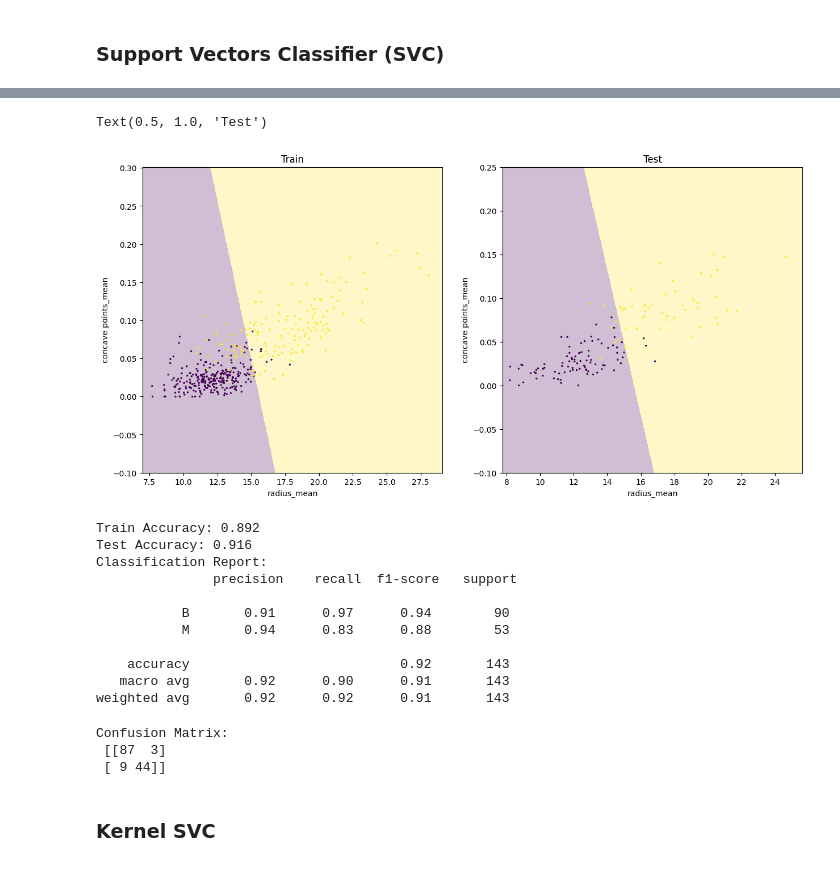
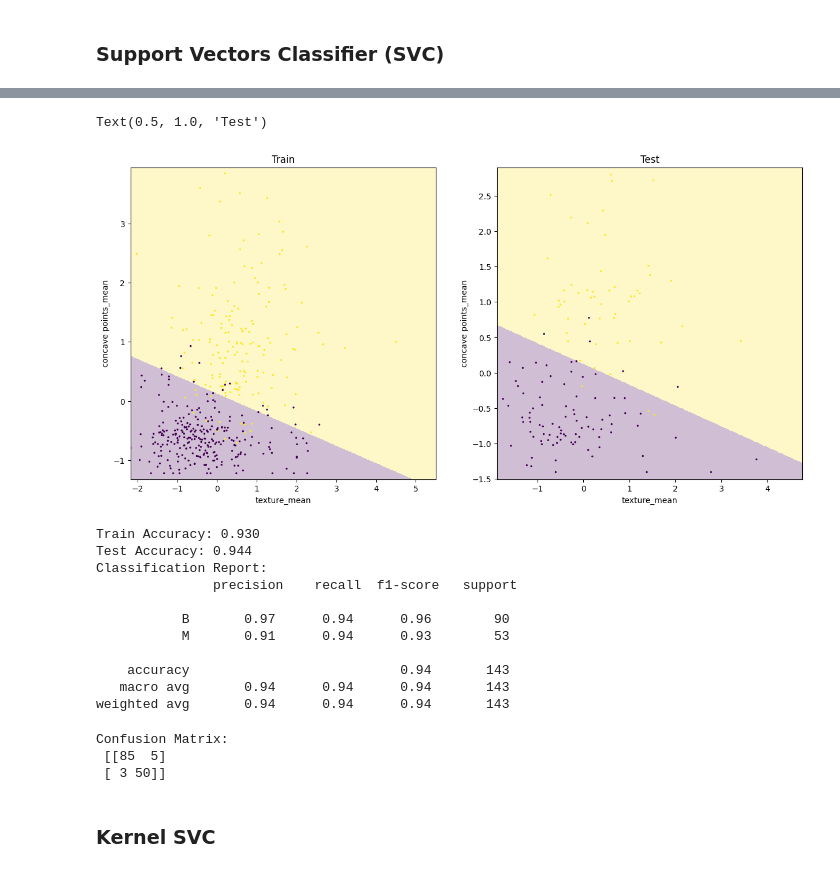
Before and after one commit to LeonardoMicheluz/progettoHealth, a Jupyter notebook: index_Micheluz.ipynb, the cells around one changed output, grey strips where cells are left out. Drawn from its saved outputs; the diff is of its cells as text; code cells hidden in the pictures.

Commit message:
Improved starting feature selection

```diff
--- a/index_Micheluz.ipynb
+++ b/index_Micheluz.ipynb
@@ -187,0 +193,14 @@ The sample size is sufficient for the logistic regression model
+# %%
+# odds ratio evaluation for features selection
+scaler = StandardScaler()
+important_features = [
+  "radius_mean",
+  "texture_mean",
+  "compactness_mean",
+  "concave points_mean",
+]
+
+for feature in important_features:
+  lr = LogisticRegression()
+  lr = lr.fit(scaler.fit_transform(train[[feature]]), train['diagnosis'])
+  print(f"{feature} OR: {np.exp(lr.coef_[0][0]):.3f}")
@@ -188,13 +212,14 @@ The sample size is sufficient for the logistic regression model
 # %%
-# Split data into train, test and validation
-train, test = train_test_split(data, test_size=0.25, random_state=rs)
-
+# feature_1 = "radius_mean"
+# feature_2 = "concave points_mean"
+feature_1 = "texture_mean"
+feature_2 = "concave points_mean"
 # Separate the features and target variable for training
-X_train = train[['radius_mean', 'concave points_mean']]
+X_train = pd.DataFrame(scaler.fit_transform(train[[feature_1, feature_2]]), columns=[feature_1, feature_2])
 y_train = train['diagnosis']
 
 # Separate the features and target variable for testing
-X_test = test[['radius_mean', 'concave points_mean']]
+X_test = pd.DataFrame(scaler.fit_transform(test[[feature_1, feature_2]]), columns=[feature_1, feature_2])
 y_test = test['diagnosis']
 # %% [markdown]
 #### Logistic Regression
@@ -573,44 +607,46 @@ ax.legend(loc="lower left")
 # %%
-svc = LinearSVC(C=grid_search.best_params_['C'], penalty=grid_search.best_params_['penalty'], random_state=rs)
+svc = LinearSVC(C=25, random_state=rs)
 svc = svc.fit(X_train, y_train)
 svc_pred = svc.predict(X_test)
 # %%
 fig, ax = plt.subplots(1,2, figsize=(15,7))
 
 # separator Xs
-x_min, x_max = X_train.loc[:, 'radius_mean'].min(), X_train.loc[:, 'radius_mean'].max() + 1
-y_min, y_max = X_train.loc[:, 'concave points_mean'].min() - 0.1, X_train.loc[:, 'concave points_mean'].max() + 0.1
+x_min, x_max = X_train[feature_1].min(), X_train[feature_1].max() + 1
+y_min, y_max = X_train[feature_2].min() - 0.1, X_train[feature_2].max() + 0.1
 ax[0].set(xlim=(x_min, x_max), ylim=(y_min, y_max))
-x_min, x_max = X_test.loc[:, 'radius_mean'].min(), X_test.loc[:, 'radius_mean'].max() + 1
-y_min, y_max = X_test.loc[:, 'concave points_mean'].min() - 0.1, X_test.loc[:, 'concave points_mean'].max() + 0.1
+x_min, x_max = X_test[feature_1].min(), X_test[feature_1].max() + 1
+y_min, y_max = X_test[feature_2].min() - 0.1, X_test[feature_2].max() + 0.1
 ax[1].set(xlim=(x_min, x_max), ylim=(y_min, y_max))
 
 DecisionBoundaryDisplay.from_estimator(
   estimator=svc,
   X=X_train,
   ax=ax[0],
   response_method="predict",
   plot_method='pcolormesh',
   alpha=0.25,
   grid_resolution=1000
 )
 
 DecisionBoundaryDisplay.from_estimator(
   estimator=svc,
   X=X_train,
   ax=ax[1],
   response_method="predict",
   plot_method='pcolormesh',
   alpha=0.25,
   grid_resolution=1000
 )
-ax[0].scatter(X_train.loc[:, 'radius_mean'], X_train.loc[:, 'concave points_mean'], s=2, c=y_train)
-ax[1].scatter(X_test.loc[:, 'radius_mean'], X_test.loc[:, 'concave points_mean'], s=2, c=y_test)
+ax[0].scatter(X_train[feature_1], X_train[feature_2], s=2, c=y_train)
+ax[1].scatter(X_test[feature_1], X_test[feature_2], s=2, c=y_test)
 ax[0].set_title("Train")
 ax[1].set_title("Test")
+
+# TODO: to fix
 # %% [output]
 Text(0.5, 1.0, 'Test')
-[figure, old version]
+[figure, new version]
 # %%
 # Classification report
 svc_train_accuracy = svc.score(X_train, y_train)
@@ -620,25 +656,25 @@ print(f"Test Accuracy: {svc_test_accuracy:.3f}")
 report = classification_report(y_test, svc_pred, target_names=["B", "M"])
 print("Classification Report:\n", report)
 # %% [output]
-Train Accuracy: 0.892
-Test Accuracy: 0.916
+Train Accuracy: 0.930
+Test Accuracy: 0.944
 Classification Report:
                precision    recall  f1-score   support
 
-           B       0.91      0.97      0.94        90
-           M       0.94      0.83      0.88        53
+           B       0.97      0.94      0.96        90
+           M       0.91      0.94      0.93        53
 
-    accuracy                           0.92       143
-   macro avg       0.92      0.90      0.91       143
-weighted avg       0.92      0.92      0.91       143
+    accuracy                           0.94       143
+   macro avg       0.94      0.94      0.94       143
+weighted avg       0.94      0.94      0.94       143
 # %%
 # Confusion Matrix
 conf_matrix_svc = confusion_matrix(y_test, svc_pred)
 print("Confusion Matrix:\n", conf_matrix_svc)
 # %% [output]
 Confusion Matrix:
- [[87  3]
- [ 9 44]]
+ [[85  5]
+ [ 3 50]]
 # %% [markdown]
 ### Kernel SVC
 # %%
```
Also changed, not shown: parts of 27 cells of this notebook.
